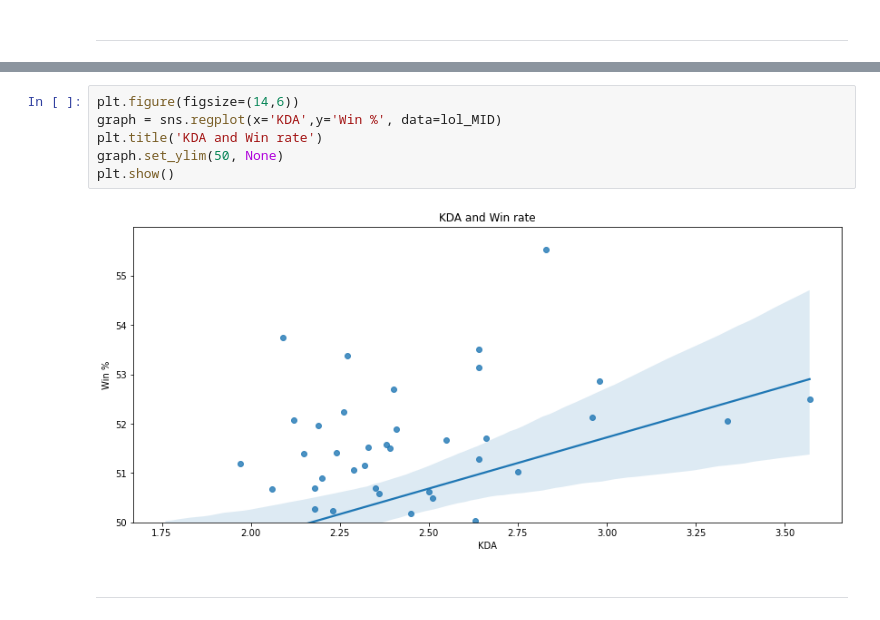
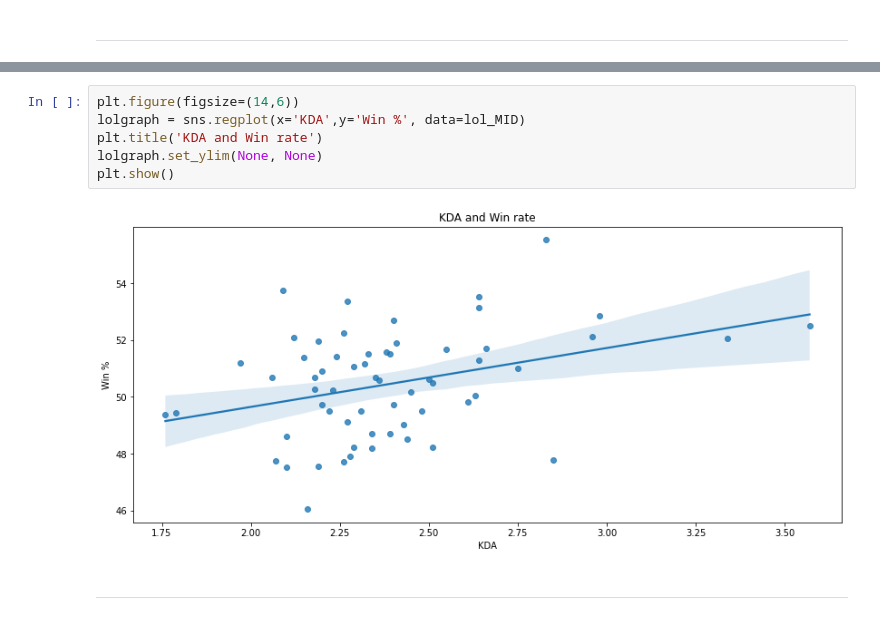
Before and after one commit to benjaminjvdm/portfolio, a Jupyter notebook: Data Visualization/Under The Radar(League of Legends Visualizer)/Under The Radar(League of Legends Visualizer).ipynb, the cells around one changed output, grey strips where cells are left out. Drawn from its saved outputs; the diff is of its cells as text.

```diff
--- a/Data Visualization/Under The Radar(League of Legends Visualizer)/Under The Radar(League of Legends Visualizer).ipynb
+++ b/Data Visualization/Under The Radar(League of Legends Visualizer)/Under The Radar(League of Legends Visualizer).ipynb
@@ -60,10 +118,10 @@ plt.show()
 # %%
 plt.figure(figsize=(14,6))
-graph = sns.regplot(x='KDA',y='Win %', data=lol_MID)
+lolgraph = sns.regplot(x='KDA',y='Win %', data=lol_MID)
 plt.title('KDA and Win rate')
-graph.set_ylim(50, None)
+lolgraph.set_ylim(None, None)
 plt.show()
 # %% [output]
-[figure, old version]
+[figure, new version]
 # %% [markdown]
 -------
```
Also changed, not shown: parts of 18 cells of this notebook.
